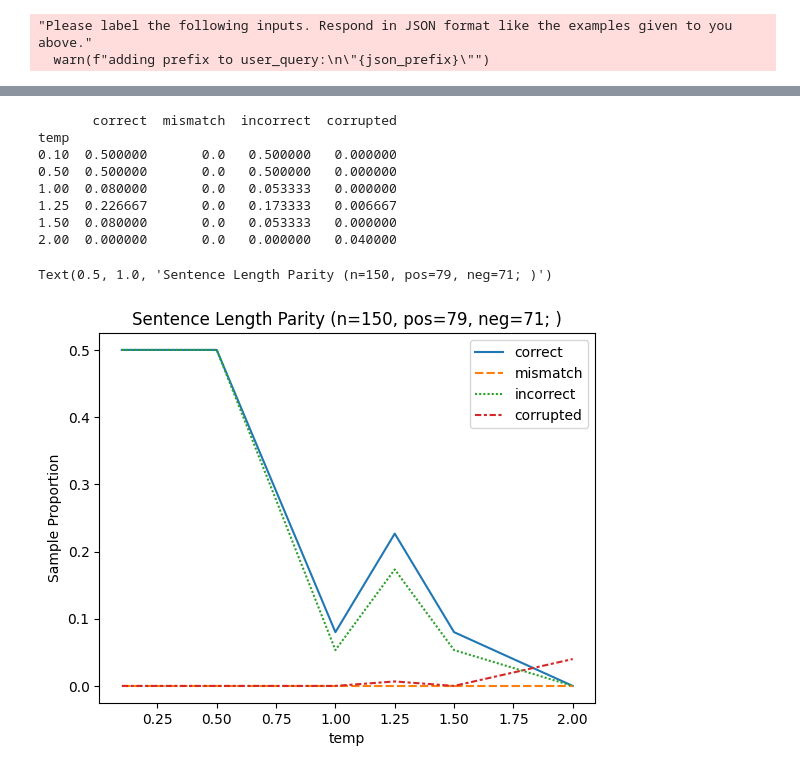
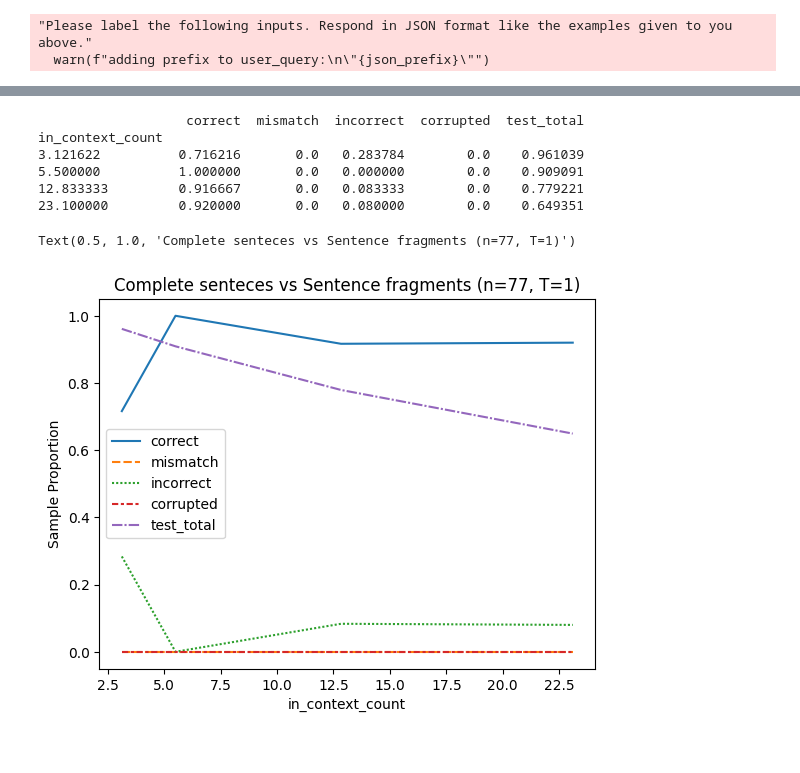
Before and after one commit to ishan-gaur/llm-class-faith, a Jupyter notebook: sentence_complete.ipynb, the cells around one changed output, grey strips where cells are left out. Saved outputs shown, nothing was run; the diff lists cells and outputs as text; code cells hidden in the pictures.

Commit message:
proper noun and complete sentence tests

```diff
--- a/sentence_complete.ipynb
+++ b/sentence_complete.ipynb
@@ -33,10 +33,12 @@ pprint(tag_counts)
 # fragments vs sentence; just subject/verb fragments vs all; test if class balance changes accuracy
 tags_true = ["sentence"]
 tags_false = ["fragment_subject", "fragment_verb"]
-tags_common = ["sentence"]
+tags_common = []
 positives, negatives = create_dataset(dataset, tags_true, tags_false, tags_common)
 
 with open(output_dir / "dataset_tags.txt", "w") as f:
     f.write(f"tags_true: {tags_true}\n")
     f.write(f"tags_false: {tags_false}\n")
     f.write(f"tags_common: {tags_common}\n")
+
+print(len(positives), len(negatives))
@@ -103,25 +102,26 @@ json.dump(test_samples, open(output_dir / "test_samples.json", "w"), indent=2)
 # %%
-temperatures = [0.1, 0.5, 1, 1.25, 1.5, 2]
+sample_counts = [5, 10, 15]
 response_jsons = []
-in_context_prompt = open(output_dir / "in_context_prompt.txt").read()
-test_prompt = open(output_dir / "test_prompt.txt").read()
-test_samples = json.load(open(output_dir / "test_samples.json"))
-for t in temperatures:
-    response_json = gpt_prediction(in_context_prompt, test_prompt, temperature=t, json_mode=True)
-    json.dump(response_json, open(output_dir / f"response_{t}.json", "w"))
+for c in sample_counts:
+    write_test_data(positives, negatives, c)
+    in_context_prompt = open(output_dir / f"in_context_prompt_{c}.txt").read()
+    test_prompt = open(output_dir / f"test_prompt_{c}.txt").read()
+    test_samples = json.load(open(output_dir / f"test_samples_{c}.json"))
+    response_json = gpt_prediction(in_context_prompt, test_prompt, json_mode=True)
+    json.dump(response_json, open(output_dir / f"response_{c}.json", "w"))
     response_jsons.append(response_json)
 # %% [output]
 "Please label the following inputs. Respond in JSON format like the examples given to you above."
   warn(f"adding prefix to user_query:\n\"{json_prefix}\"")
 # %%
-temperatures = [0.1, 0.5, 1, 1.25, 1.5, 2]
-response_jsons = [json.load(open(output_dir / f"response_{t}.json")) for t in temperatures]
-test_samples = json.load(open(output_dir / "test_samples.json"))
+sample_counts = [3, 5, 10, 15]
+response_jsons = [json.load(open(output_dir / f"response_{c}.json")) for c in sample_counts]
+test_samples = [json.load(open(output_dir / f"test_samples_{c}.json")) for c in sample_counts]
 
 results = []
 responses = []
-for r in response_jsons:
-    response, result = eval_response(r, test_samples)
+for r, t in zip(response_jsons, test_samples):
+    response, result = eval_response(r, t)
     results.append(result)
     responses.append(response)
 # %%
@@ -152,34 +152,32 @@ json.dump(results, open(output_dir / "results.json", "w"))
 # %%
 import pandas as pd
 import seaborn as sns
 
 results = json.load(open(output_dir / "results.json"))
 
-test_samples = json.load(open(output_dir / "test_samples.json"))
-total_samples = len(test_samples)
-pos_samples = len([s for s in test_samples if s["label"]])
-neg_samples = total_samples - pos_samples
-
 df = pd.DataFrame(results)
 df.drop(columns=["accuracy"], inplace=True)
+total_samples = df["total"].max() + df["in_context_count"].min()
 
 for col in df.columns:
-    df[col] /= df["total"]
+    if col == "total":
+        df[col] /= total_samples
+    else:
+        df[col] /= df["total"]
+df["test_total"] = df["total"]
 df.drop(columns=["total"], inplace=True)
-df.set_index("temp", inplace=True)
+df.set_index("in_context_count", inplace=True)
 print(df)
 
 ax = sns.lineplot(data=df)
 ax.set_ylabel("Sample Proportion")
-ax.set_title(f"Sentence Length Parity (n={total_samples}, pos={pos_samples}, neg={neg_samples}; )")
+ax.set_title(f"Complete senteces vs Sentence fragments (n={total_samples}, T=1)")
 # %% [output]
-       correct  mismatch  incorrect  corrupted
-temp
-0.10  0.500000       0.0   0.500000   0.000000
-0.50  0.500000       0.0   0.500000   0.000000
-1.00  0.080000       0.0   0.053333   0.000000
-1.25  0.226667       0.0   0.173333   0.006667
-1.50  0.080000       0.0   0.053333   0.000000
-2.00  0.000000       0.0   0.000000   0.040000
+                   correct  mismatch  incorrect  corrupted  test_total
+in_context_count
+3.121622          0.716216       0.0   0.283784        0.0    0.961039
+5.500000          1.000000       0.0   0.000000        0.0    0.909091
+12.833333         0.916667       0.0   0.083333        0.0    0.779221
+23.100000         0.920000       0.0   0.080000        0.0    0.649351
-Text(0.5, 1.0, 'Sentence Length Parity (n=150, pos=79, neg=71; )')
+Text(0.5, 1.0, 'Complete senteces vs Sentence fragments (n=77, T=1)')
-[figure, old version]
+[figure, new version]
```
Also changed, not shown: parts of 8 cells of this notebook, 42 other files.
